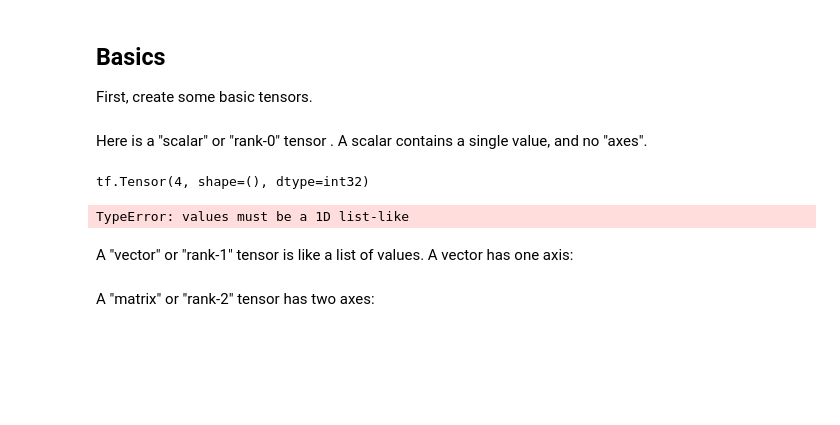
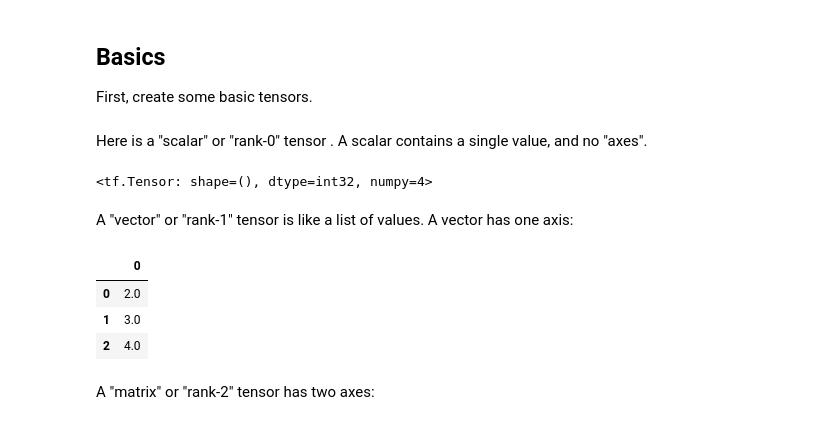
Before and after one commit to tohuuuuu/tensorflow-course, a Jupyter notebook: site/en/guide/tensor.ipynb, the cells around one changed output. Cells and saved outputs as stored; diff of their text form; code cells hidden in the pictures; blank space fills up the shorter version.

```diff
--- a/site/en/guide/tensor.ipynb
+++ b/site/en/guide/tensor.ipynb
@@ -50,16 +48,21 @@ Here is a "scalar" or "rank-0" tensor . A scalar contains a single value, and no
 # %%
 # This will be an int32 tensor by default; see "dtypes" below.
 rank_0_tensor = tf.constant(4)
-print(rank_0_tensor)
+rank_0_tensor
 # %% [output]
-tf.Tensor(4, shape=(), dtype=int32)
+<tf.Tensor: shape=(), dtype=int32, numpy=4>
-TypeError: values must be a 1D list-like
 # %% [markdown]
 A "vector" or "rank-1" tensor is like a list of values. A vector has one axis:
 # %%
 # Let's make this a float tensor.
 rank_1_tensor = tf.constant([2.0, 3.0, 4.0])
-print(rank_1_tensor)
+# print(rank_1_tensor)
+pd.DataFrame(rank_1_tensor)
+# %% [output]
+|  | 0 |
+| 0 | 2.0 |
+| 1 | 3.0 |
+| 2 | 4.0 |
 # %% [markdown]
 A "matrix" or "rank-2" tensor has two axes:
 # %%
```
Also changed, not shown: parts of 6 cells of this notebook.
